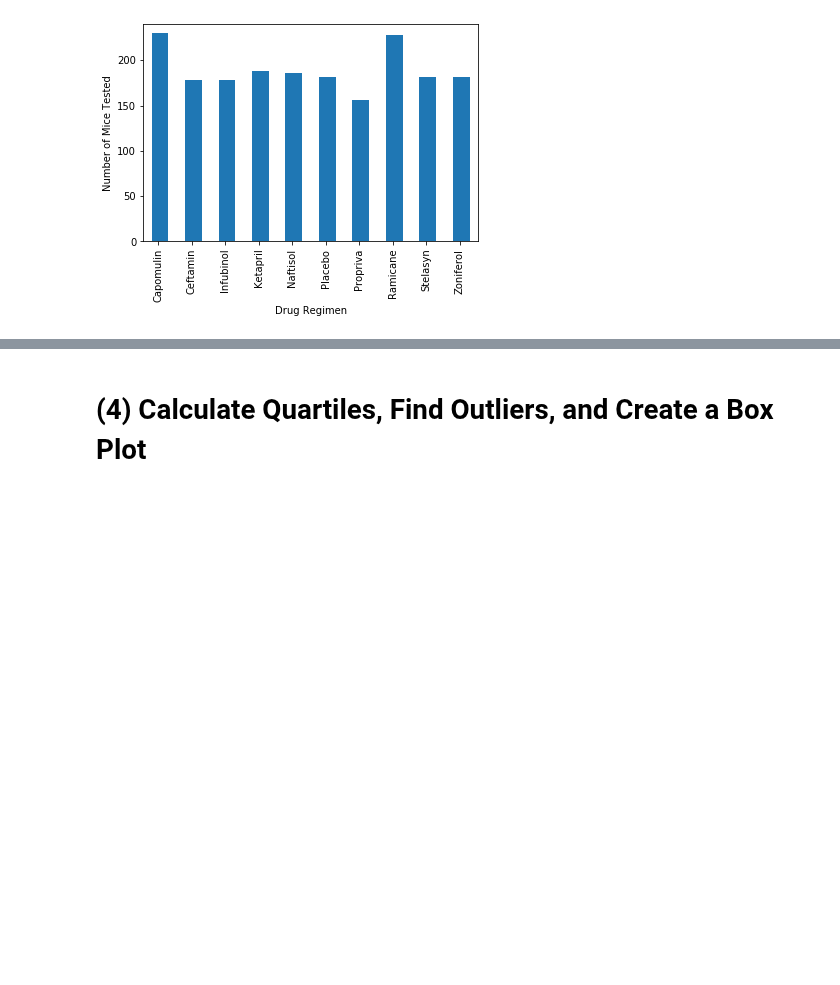
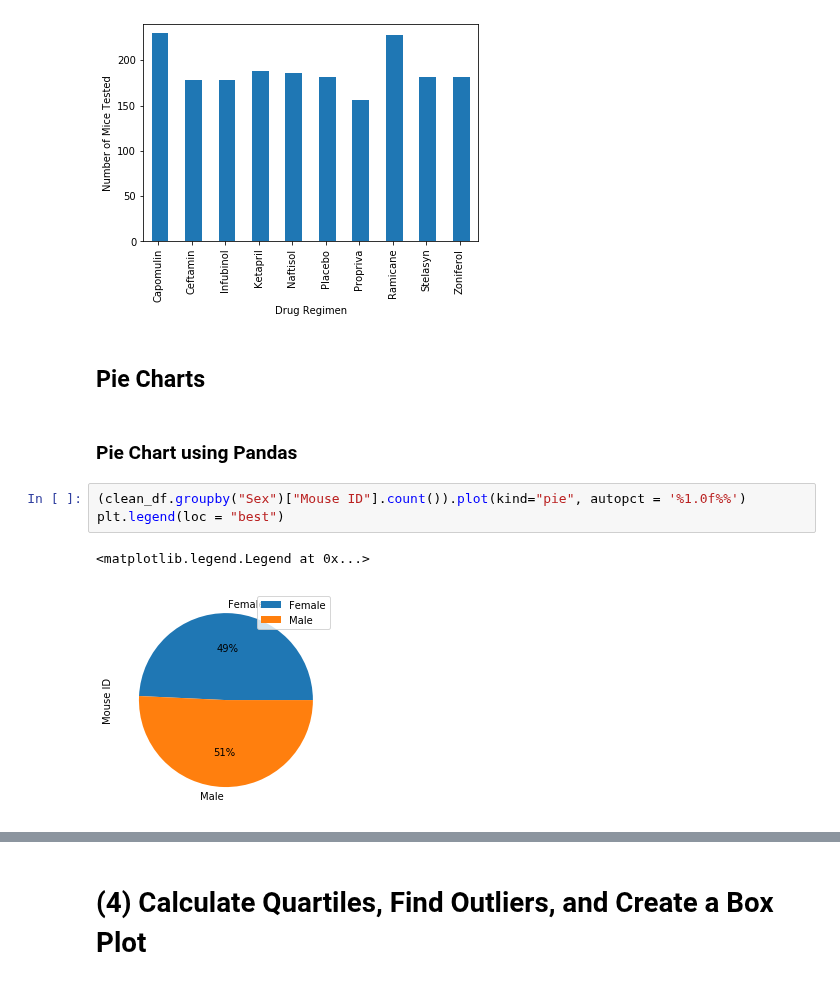
Before and after one commit to JenniferM-BShulyak/matplotlib-challenge, a Jupyter notebook: pymaceuticals.ipynb, the cells around one changed output, grey strips where cells are left out. Saved outputs shown, nothing was run; the diff lists cells and outputs as text; blank space fills up the shorter version.

```diff
--- a/pymaceuticals.ipynb
+++ b/pymaceuticals.ipynb
@@ -174,3 +174,13 @@ plt.ylabel("Number of Mice Tested")
 # %% [output]
 Text(0, 0.5, 'Number of Mice Tested')
 [figure]
+# %% [markdown]
+## Pie Charts
+# %% [markdown]
+### Pie Chart using Pandas
+# %%
+(clean_df.groupby("Sex")["Mouse ID"].count()).plot(kind="pie", autopct = '%1.0f%%')
+plt.legend(loc = "best")
+# %% [output]
+<matplotlib.legend.Legend at 0x...>
+[figure, added]
```
Also changed, not shown: parts of 21 cells of this notebook, 1 other file.
